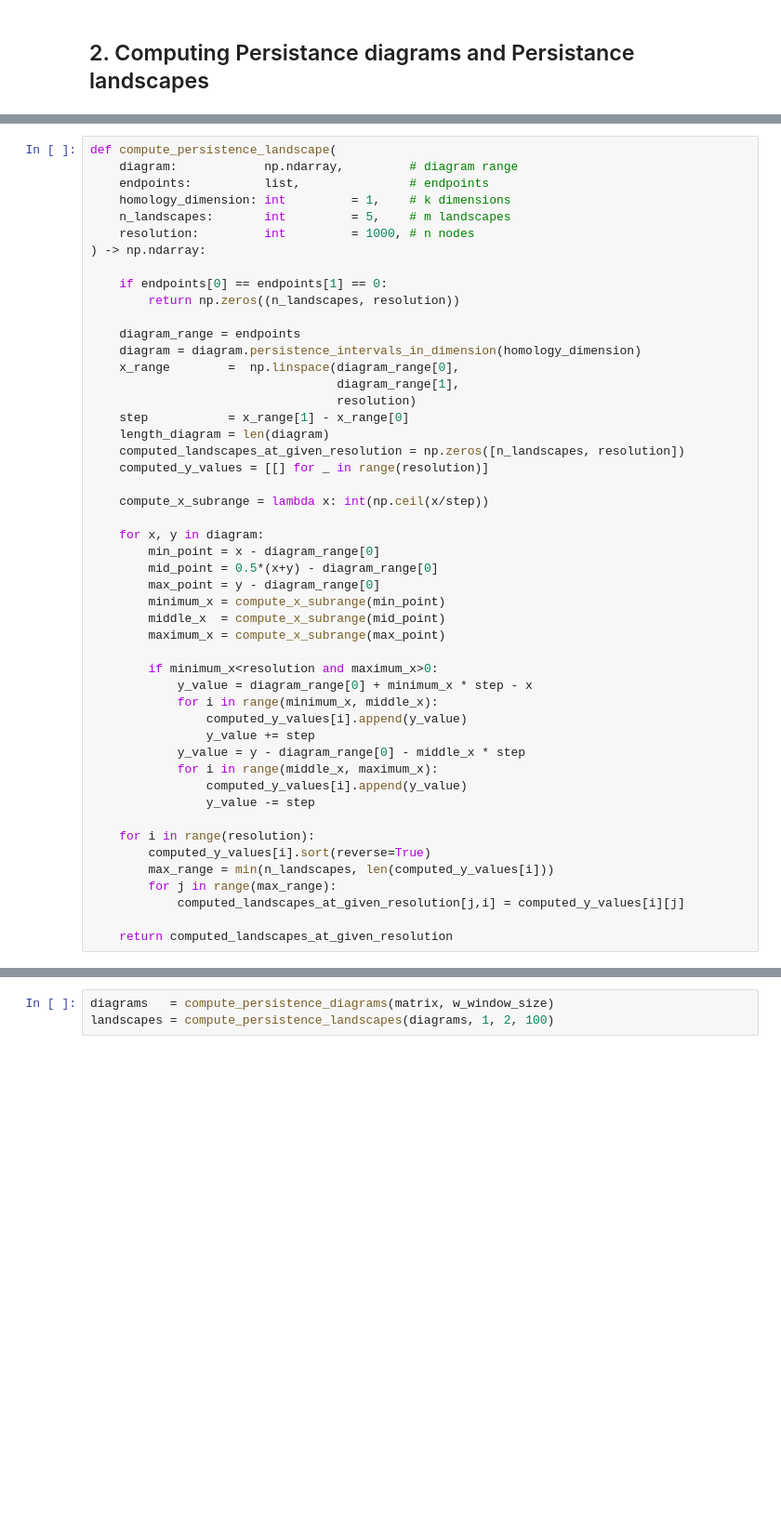
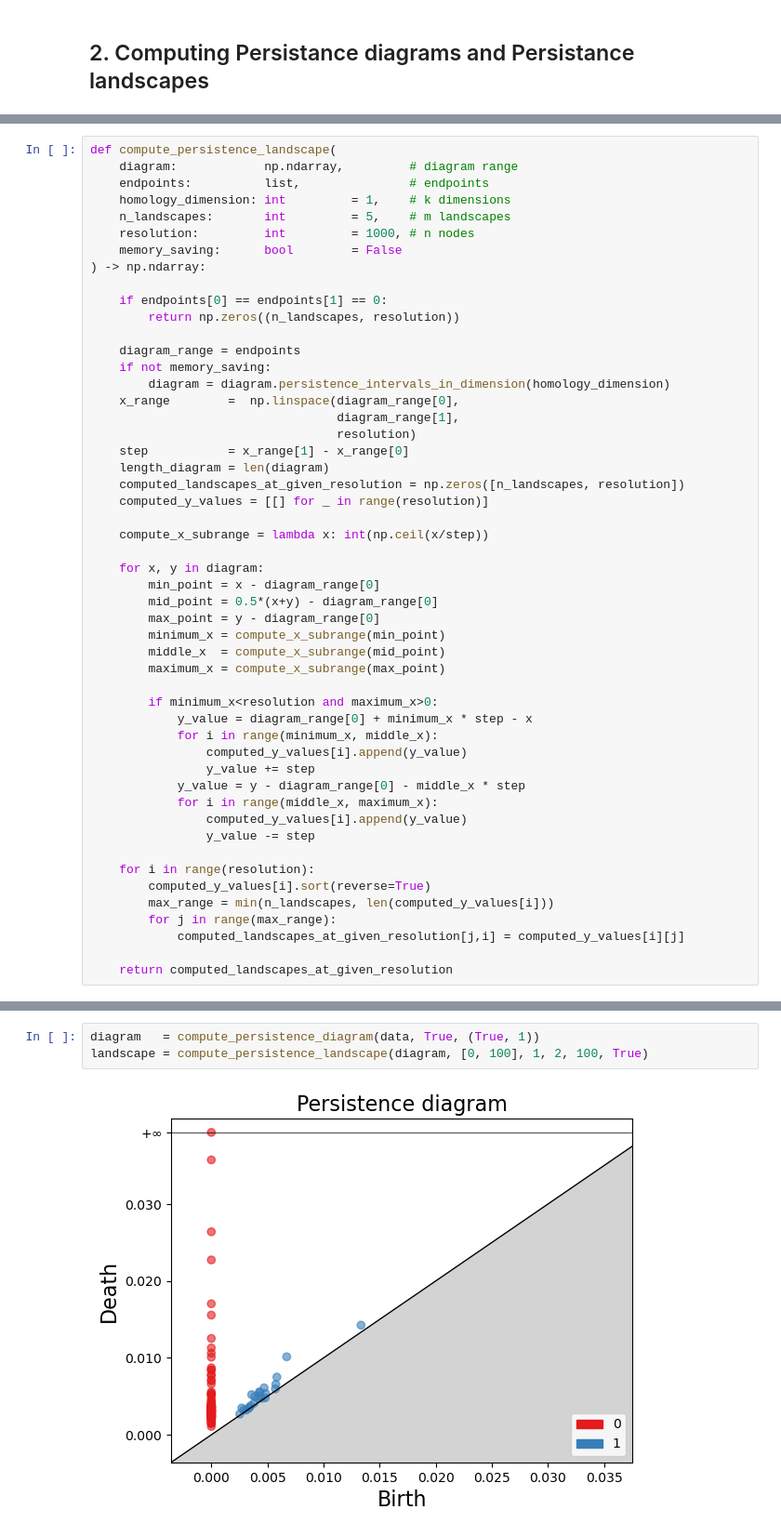
Before and after one commit to lukastan/topology_stock_market_crash, a Jupyter notebook: stock_market_crash_prediction.ipynb, the cells around one changed output, grey strips where cells are left out. Shown at 93% size. Drawn from its saved outputs; the diff is of its cells as text; blank space fills up the shorter version.

```diff
--- a/stock_market_crash_prediction.ipynb
+++ b/stock_market_crash_prediction.ipynb
@@ -167,13 +178,15 @@ def compute_persistence_landscape(
     homology_dimension: int         = 1,    # k dimensions
     n_landscapes:       int         = 5,    # m landscapes
     resolution:         int         = 1000, # n nodes
+    memory_saving:      bool        = False
 ) -> np.ndarray:
 
     if endpoints[0] == endpoints[1] == 0:
         return np.zeros((n_landscapes, resolution))
 
     diagram_range = endpoints
-    diagram = diagram.persistence_intervals_in_dimension(homology_dimension)
+    if not memory_saving:
+        diagram = diagram.persistence_intervals_in_dimension(homology_dimension)
     x_range        =  np.linspace(diagram_range[0],
                                   diagram_range[1],
                                   resolution)
@@ -240,7 +264,9 @@ def compute_persistence_landscapes(
     ]
     return landscapes
 # %%
-diagrams   = compute_persistence_diagrams(matrix, w_window_size)
-landscapes = compute_persistence_landscapes(diagrams, 1, 2, 100)
+diagram   = compute_persistence_diagram(data, True, (True, 1))
+landscape = compute_persistence_landscape(diagram, [0, 100], 1, 2, 100, True)
+# %% [output]
+[figure, added]
 # %%
 plt.figure(figsize=(12, 5))
```
Also changed, not shown: parts of 5 cells of this notebook.
